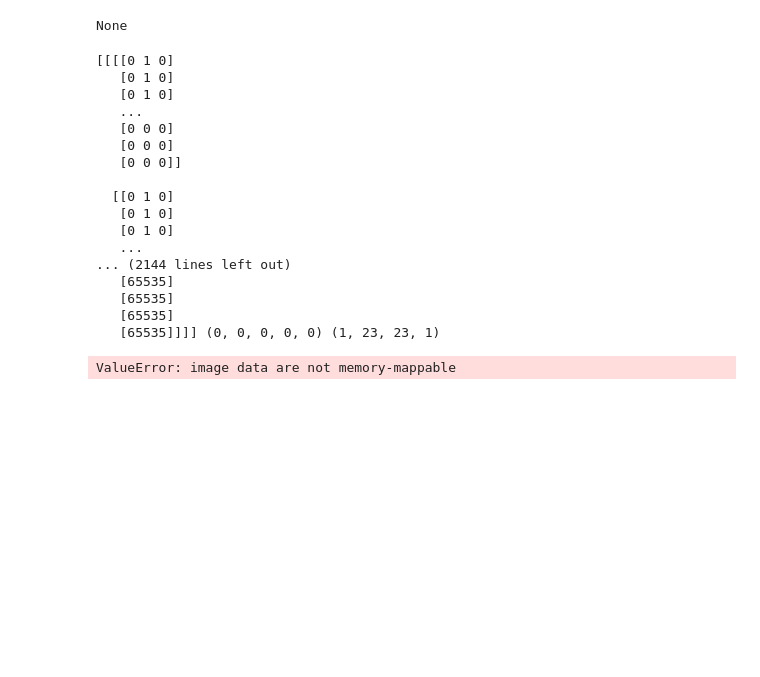
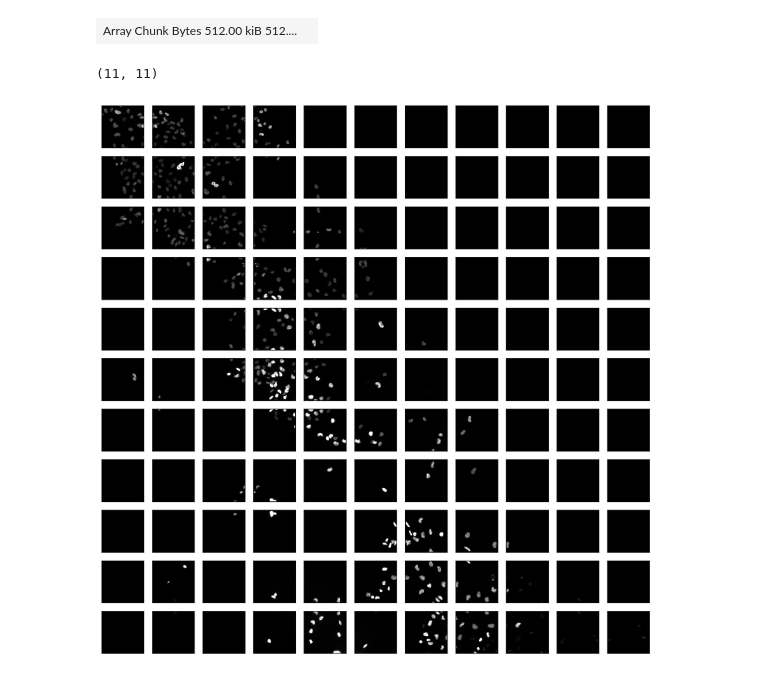
Before and after one commit to hannahbolen1/whole_slide, a Jupyter notebook: deeptile_test.ipynb, the cells around one changed output. Cells and saved outputs as stored; diff of their text form; code cells hidden in the pictures; blank space fills up the shorter version.

```diff
--- a/deeptile_test.ipynb
+++ b/deeptile_test.ipynb
@@ -16,5 +16,5 @@ root = "/Users/hannahbolen/Desktop/image_analysis/"
 # img_name = 'o8p_day18.vsi'
 img_name = "o8p_day24_s12.ome.tif"
 img_path = os.path.join(root, img_name)
-img = da.from_array(tifffile.imread(img_path))
+img = da.from_array(tifffile.imread(img_path))[0, 29500:29500+5120, 10700:10700+5120]
 dt = deeptile.load(img)
@@ -67,39 +21,25 @@ StripOffsets: (867861694, 867903348, 867945002, 867986656, 868028310, 868069964,
-# %%
-with TiffFile(img_path) as tif:
-    print(tif.series[0].dataoffset)
-# %% [output]
-None
-# %%
-with TiffFile('/Users/hannahbolen/Desktop/image_analysis/o8p_day18.vsi') as tif:
-    fh = tif.filehandle
-    for page in tif.pages:
-        for index, (offset, bytecount) in enumerate(
-            zip(page.dataoffsets, page.databytecounts)
-        ):
-            _ = fh.seek(offset)
-            data = fh.read(bytecount)
-            tile, indices, shape = page.decode(
-                data, index, jpegtables=page.jpegtables
-             )
-# %% [output]
-[[[[0 1 0]
-   [0 1 0]
-   [0 1 0]
-   ...
-   [0 0 0]
-   [0 0 0]
-   [0 0 0]]
-
-  [[0 1 0]
-   [0 1 0]
-   [0 1 0]
-   ...
-... (2144 lines left out)
-   [65535]
-   [65535]
-   [65535]
-   [65535]]]] (0, 0, 0, 0, 0) (1, 23, 23, 1)
-# %%
-memmap_volume = tifffile.memmap(img_path)
-# %% [output]
-ValueError: image data are not memory-mappable
+# %%
+# Configure
+tile_size = (512, 512)
+overlap = (0.1, 0.1)
+# Get tiles
+tiles = dt.get_tiles(tile_size, overlap)
+tiles = tiles.pad()
+# Individual tile
+tiles[0, 0]
+# %% [output]
+| Array Chunk Bytes 512.00 kiB 512.... |  |
+# %%
+tiles.shape
+# %% [output]
+(11, 11)
+# %%
+# Show the tiles
+fig, ax = plt.subplots(tiles.shape[0], tiles.shape[1], figsize=(10, 10))
+for (i, j), tile in np.ndenumerate(tiles):
+    ax[i, j].imshow(tile, vmin=0, vmax=4000, cmap='gray')
+    ax[i, j].set_xticks([])
+    ax[i, j].set_yticks([])
+plt.tight_layout()
+# %% [output]
+[figure, added]
```
Also changed, not shown: parts of 4 cells of this notebook.
